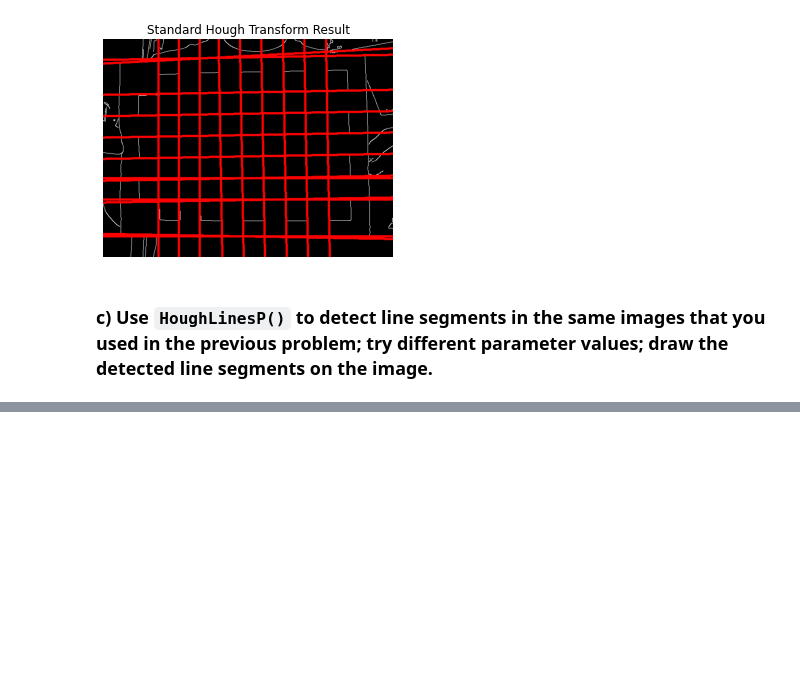
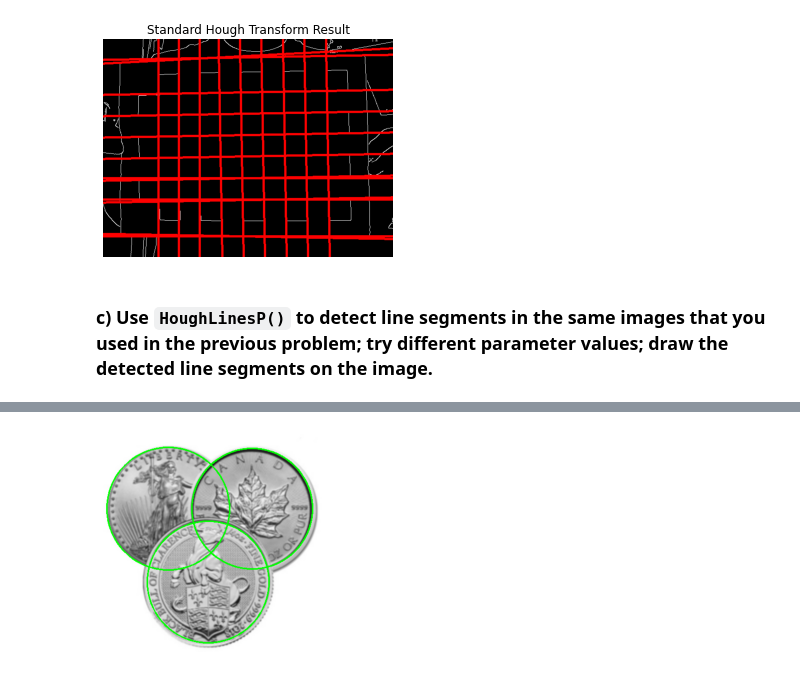
Before and after one commit to Educorreia932/FEUP-VC, a Jupyter notebook: Exercises/Classic Computer Vision using OpenCV/8. Hough transform – line and circle detection/notebook.ipynb, the cells around one changed output, grey strips where cells are left out. Saved outputs shown, nothing was run; the diff lists cells and outputs as text; code cells hidden in the pictures; blank space fills up the shorter version.

```diff
--- a/Exercises/Classic Computer Vision using OpenCV/8. Hough transform – line and circle detection/notebook.ipynb
+++ b/Exercises/Classic Computer Vision using OpenCV/8. Hough transform – line and circle detection/notebook.ipynb
@@ -57,0 +88,19 @@ show_image(copy, title="Standard Hough Transform Result")
+# %%
+
+copy = cv2.cvtColor(image, cv2.COLOR_GRAY2RGB)
+
+detection_method = cv2.HOUGH_GRADIENT  # Corresponds to the Canny filter
+resolution_flag = 1                    # Same resolution as the original image
+min_distance = 20                      # Between the centers of the detected circles
+
+# param1 and param2 are the thresholds passed to the detection method
+circles = cv2.HoughCircles(image, detection_method, resolution_flag, min_distance, param1=200, param2=100, minRadius=100, maxRadius=0)
+circles = np.uint16(np.around(circles))
+
+# Drawing the resulting circles
+for i in circles[0, :]:
+    cv2.circle(copy, (i[0], i[1]), i[2], (0, 255, 0), 2)
+
+show_image(copy)
+# %% [output]
+[figure, added]
```
Also changed, not shown: parts of 5 cells of this notebook, 5 other files.
